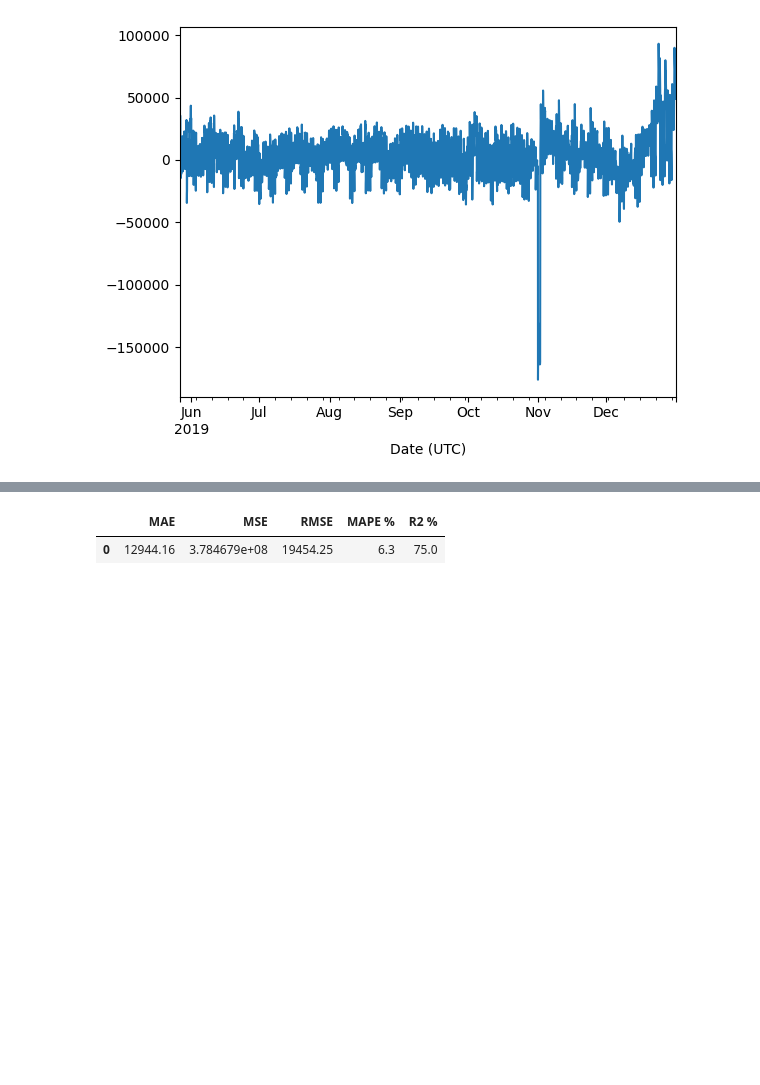
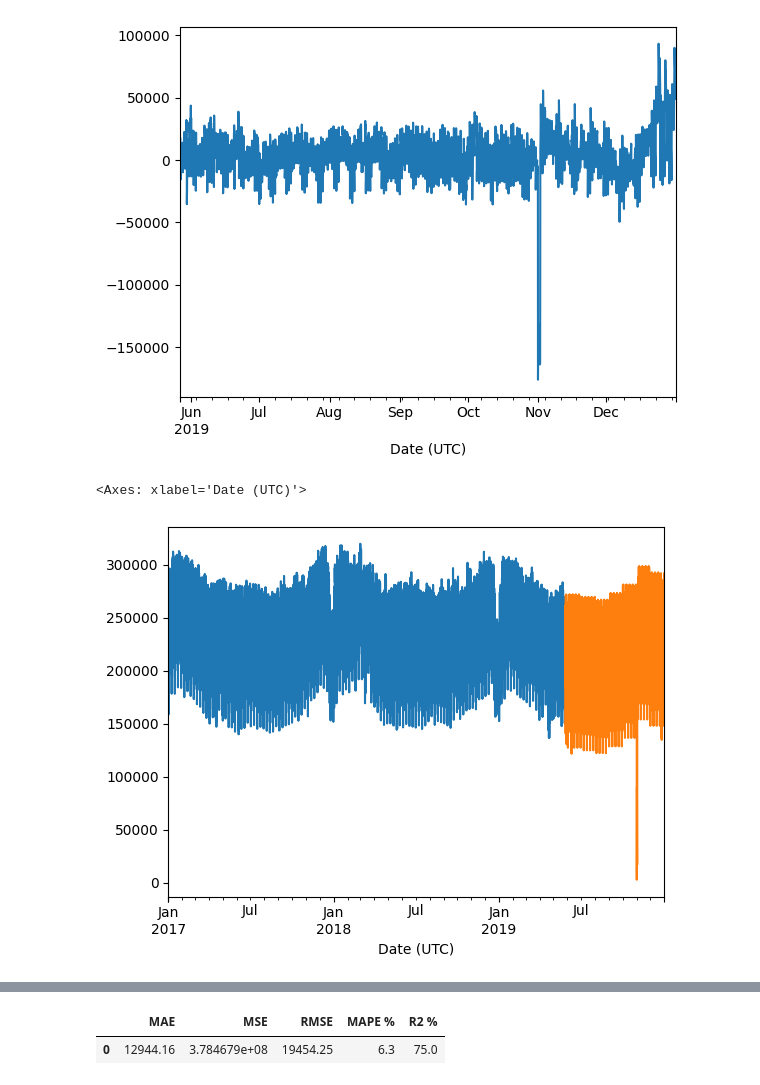
Before and after one commit to EjoelM/Opencampus_SH_TimeSeries_Energy, a Jupyter notebook: 3_Models/arima_test.ipynb, the cells around one changed output, grey strips where cells are left out. Saved outputs shown, nothing was run; the diff lists cells and outputs as text; code cells hidden in the pictures; blank space fills up the shorter version.

```diff
--- a/3_Models/arima_test.ipynb
+++ b/3_Models/arima_test.ipynb
@@ -245,3 +248,9 @@ df_residuals.plot()
 # %% [output]
 <Axes: xlabel='Date (UTC)'>
 [figure]
+# %%
+y_train.plot()
+df_result.plot()
+# %% [output]
+<Axes: xlabel='Date (UTC)'>
+[figure, added]
```
Also changed, not shown: parts of 9 cells of this notebook, 3 other files.
